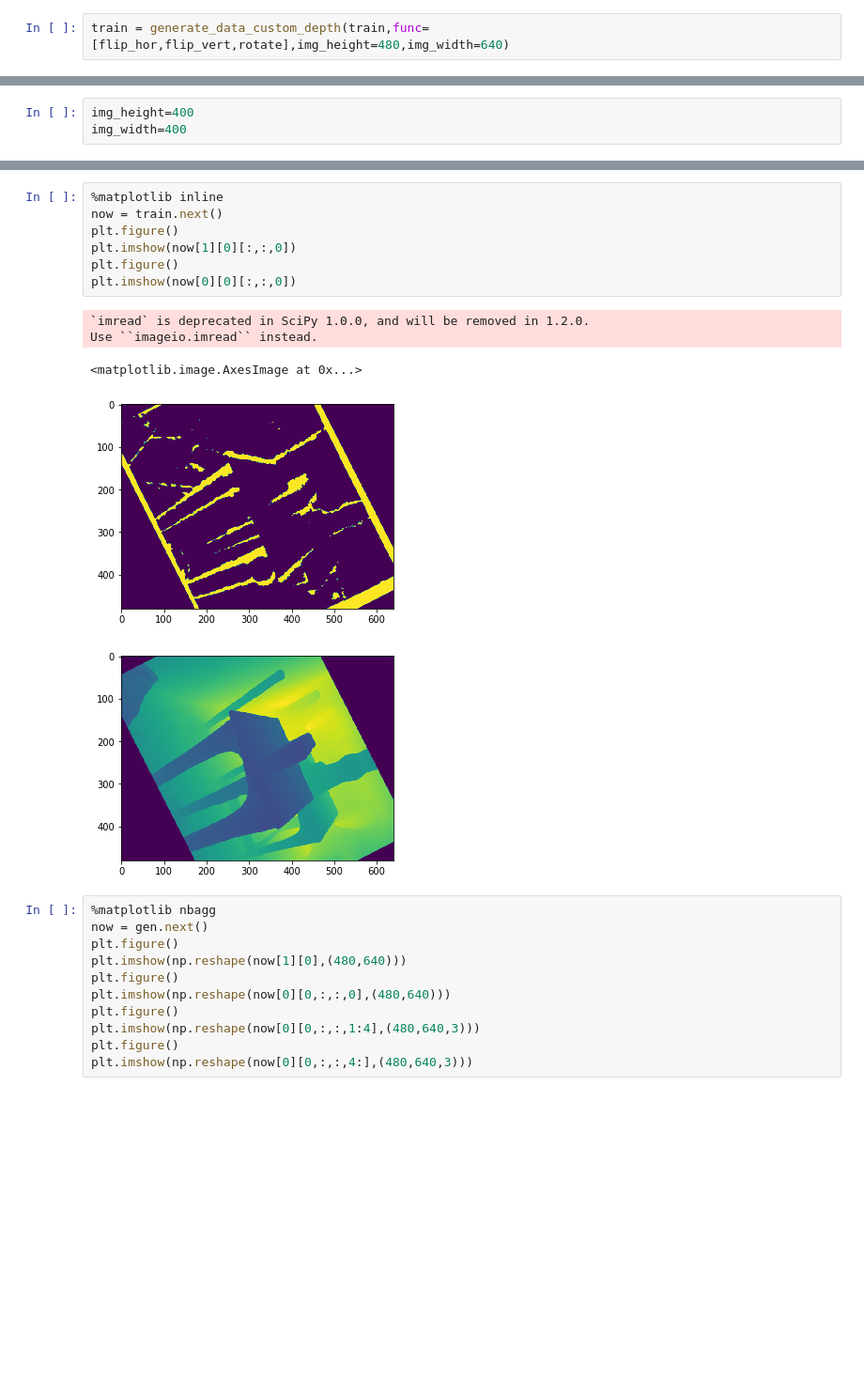
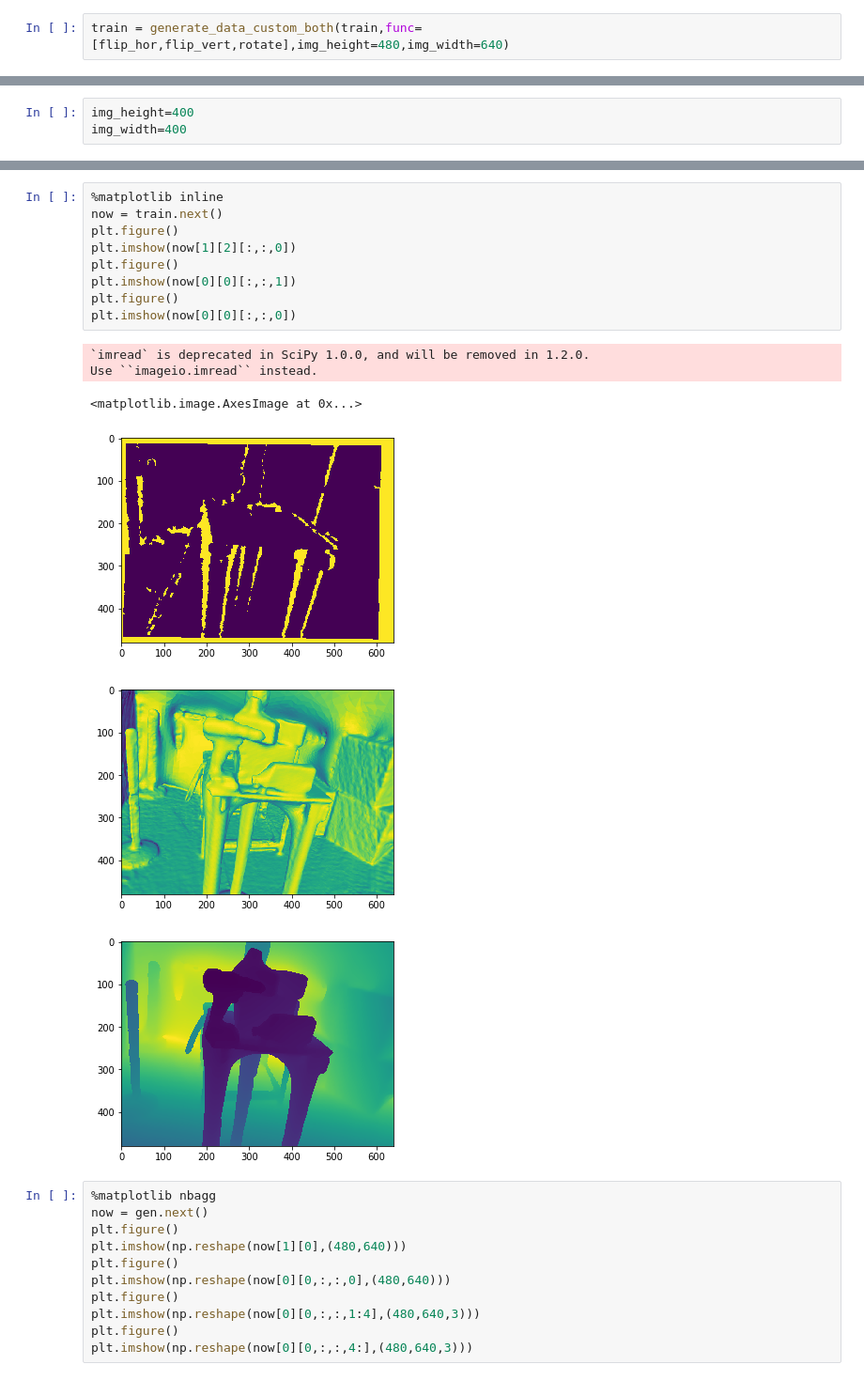
Before and after one commit to RobotLocomotion/spartan, a Jupyter notebook: src/DepthSim/python/notebooks/pixel-wise-cnnRes.ipynb, the cells around one changed output, grey strips where cells are left out. Shown at 94% size. Saved outputs shown, nothing was run; the diff lists cells and outputs as text; blank space fills up the shorter version.

```diff
--- a/src/DepthSim/python/notebooks/pixel-wise-cnnRes.ipynb
+++ b/src/DepthSim/python/notebooks/pixel-wise-cnnRes.ipynb
@@ -150,2 +230,2 @@ samples = gen_samples("/media/drc/DATA/chris_labelfusion/RGBDCNN/")
 # %%
-train = generate_data_custom_depth(train,func=[flip_hor,flip_vert,rotate],img_height=480,img_width=640)
+train = generate_data_custom_both(train,func=[flip_hor,flip_vert,rotate],img_height=480,img_width=640)
@@ -305,16 +434,19 @@ img_width=400
 # %%
 %matplotlib inline
 now = train.next()
 plt.figure()
-plt.imshow(now[1][0][:,:,0])
+plt.imshow(now[1][2][:,:,0])
+plt.figure()
+plt.imshow(now[0][0][:,:,1])
 plt.figure()
 plt.imshow(now[0][0][:,:,0])
 # %% [output]
 `imread` is deprecated in SciPy 1.0.0, and will be removed in 1.2.0.
 Use ``imageio.imread`` instead.
 <matplotlib.image.AxesImage at 0x...>
-[figure, old version]
+[figure, new version]
-[figure, old version]
+[figure, new version]
+[figure, added]
 # %%
 %matplotlib nbagg
 now = gen.next()
```
Also changed, not shown: parts of 38 cells of this notebook, 2 other files.
